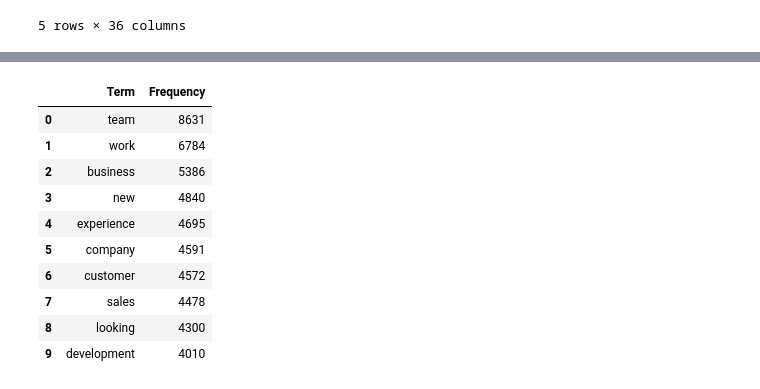
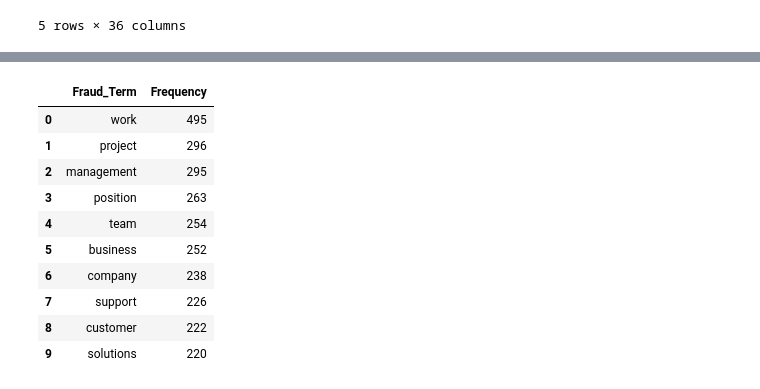
Before and after one commit to hederella/TextAnalytics, a Jupyter notebook: TextAnalyticsPreliminary.ipynb, the cells around one changed output, grey strips where cells are left out. Drawn from its saved outputs; the diff is of its cells as text; code cells hidden in the pictures.

Commit message:
Word Counts
Differentiated between fraudulent and legitimate descriptions

```diff
--- a/TextAnalyticsPreliminary.ipynb
+++ b/TextAnalyticsPreliminary.ipynb
@@ -71,11 +76,14 @@ df.head()
+# %%
+# Set parameters for stop words and min word length, to be used later
+global_stopwords = nltk.corpus.stopwords.words("english")
+THRESHOLD = 3
 # %%
-global_stopwords = nltk.corpus.stopwords.words("english")
-THRESHOLD = 2
+# Get list of words in the fraudulent descriptions
 
-df["description"] = df["description"].str.replace(r"[^\w\s]", "", regex=True)
-df["description"] = df["description"].str.lower()
-words_all = [nltk.word_tokenize(s) for s in df["description"] if isinstance(s, str)]
-words_all = list(itertools.chain.from_iterable(words_all))
-words_all = [w for w in words_all if len(w)> THRESHOLD and w not in global_stopwords]
-words_all
+fraudulent_description = df[df["fraudulent"] == 1]["description"]
+
+fraud_words = [nltk.word_tokenize(s) for s in fraudulent_description if isinstance(s, str)]
+fraud_words = list(itertools.chain.from_iterable(fraud_words))
+fraud_words = [w for w in fraud_words if len(w)> THRESHOLD and w not in global_stopwords]
+fraud_words
 # %% [output]
@@ -98,18 +106,20 @@ words_all
  ...]
 # %%
-counts = Counter(words_all)
-counts.most_common(20)
-dffreq = pd.DataFrame(counts.most_common(), columns=["Term", "Frequency"])
-dffreq.head(10)
+# Get most common words in fraudulent descriptions
+
+fraud_counts = Counter(fraud_words)
+fraud_counts.most_common(20)
+fraud_freq = pd.DataFrame(fraud_counts.most_common(), columns=["Fraud_Term", "Frequency"])
+fraud_freq.head(10)
 # %% [output]
-|  | Term | Frequency |
-| 0 | team | 8631 |
-| 1 | work | 6784 |
-| 2 | business | 5386 |
-| 3 | new | 4840 |
-| 4 | experience | 4695 |
-| 5 | company | 4591 |
-| 6 | customer | 4572 |
-| 7 | sales | 4478 |
-| 8 | looking | 4300 |
-| 9 | development | 4010 |
+|  | Fraud_Term | Frequency |
+| 0 | work | 495 |
+| 1 | project | 296 |
+| 2 | management | 295 |
+| 3 | position | 263 |
+| 4 | team | 254 |
+| 5 | business | 252 |
+| 6 | company | 238 |
+| 7 | support | 226 |
+| 8 | customer | 222 |
+| 9 | solutions | 220 |
```
Also changed, not shown: parts of 4 cells of this notebook.
